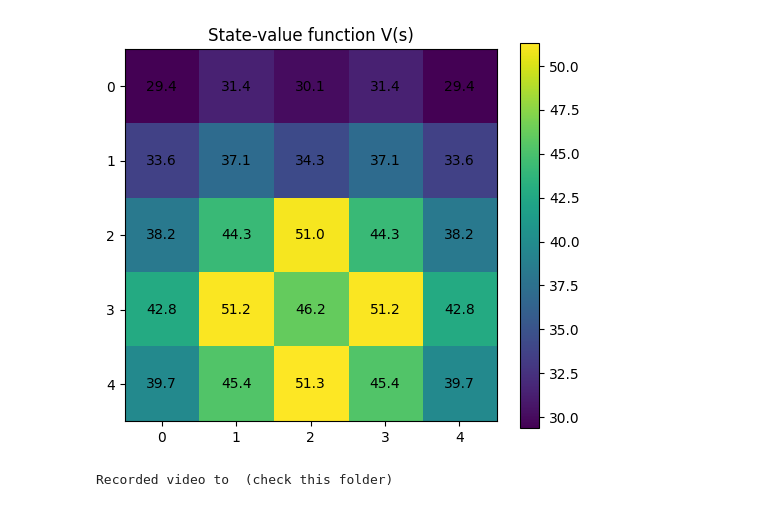
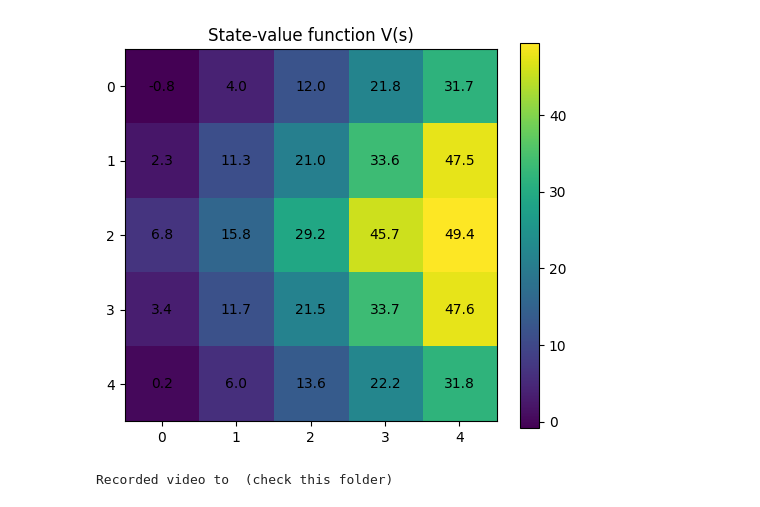
Before and after one commit to Mohamed-Elsemary/CMPS458-Reinforcement-Learning, a Jupyter notebook: RL_Assignment1_Loay.ipynb, the cells around one changed output. Cells and saved outputs as stored; diff of their text form; code cells hidden in the pictures.

```diff
--- a/RL_Assignment1_Loay.ipynb
+++ b/RL_Assignment1_Loay.ipynb
@@ -196,9 +196,9 @@ def policy_evaluation(policy, P, R, V, gamma, theta=1e-3):
             v = V[s]
             V[s] = sum(P[s, a, s2] * (R[s, a] + gamma * old_v[s2]) for s2 in range(S))
             delta = max(delta, abs(old_v[s] - V[s]))
-        if delta < theta:
+        if True:
             break
-    print(f"Took {iters} iterations to converge for ploicy_eval")
+    print(f"Took {iters} iterations to converge for policy_eval")
     return V
 
 
@@ -230,7 +230,7 @@ def policy_iteration(P, R, gamma, max_iters=100):
         policy = new_policy
 # %%
 # Fix goal and bad positions for reproducibility
-grid_size=5
+grid_size = 5
 all_positions = set((0,0))
 
 while len(all_positions)<2:
@@ -250,10 +250,9 @@ while len(fixed_bads) < 2:
 # fixed_goal = (2,4)
 # fixed_bads = [(0,3), (3,0)]
 start = datetime.now()
-env = GridMazeEnv(grid_size=grid_size, goal=fixed_goal, bad_cells=fixed_bads, goal_reward=10, bad_reward=-10, step_reward = 0, render_mode="rgb_array")
-# env.seed(45425)
+env = GridMazeEnv(grid_size=grid_size, goal=fixed_goal, bad_cells=fixed_bads, goal_reward=10, bad_reward=-10, step_reward = -1, render_mode="rgb_array")
+env.seed(45425)
 P, R = build_transition_and_reward(env)
-
 policy, V, iterations = policy_iteration(P, R, gamma=0.9)
 print(f"Converged in {iterations} policy iterations")
 end = datetime.now()
@@ -310,4 +309,4 @@ Time taken: 0:00:00.134997
-[figure, old version]
+[figure, new version]
 # %%
 # create an env that uses the same fixed instance and rgb_array rendering
 
```
Also changed, not shown: parts of 1 cell of this notebook.
